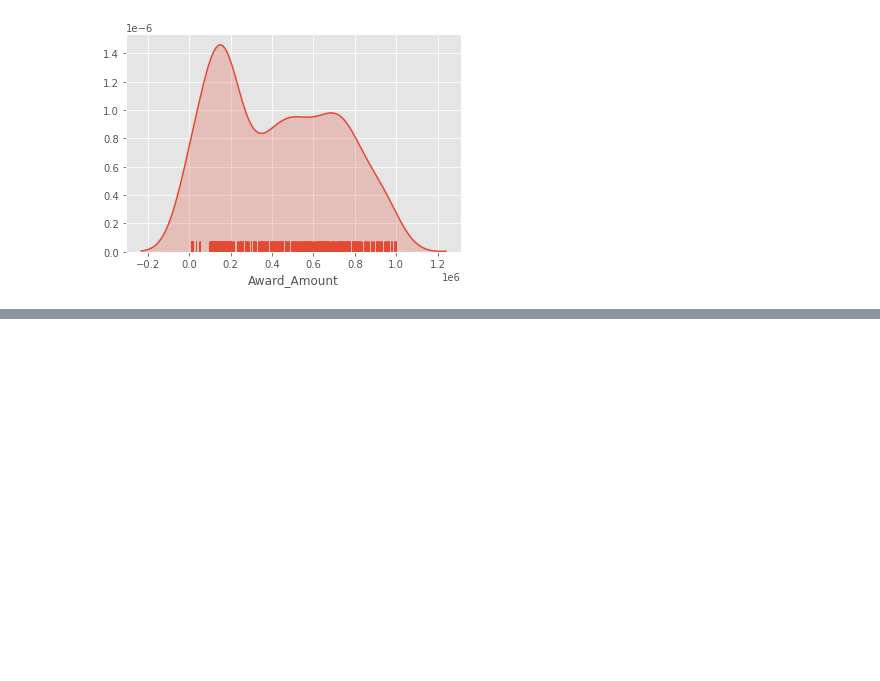
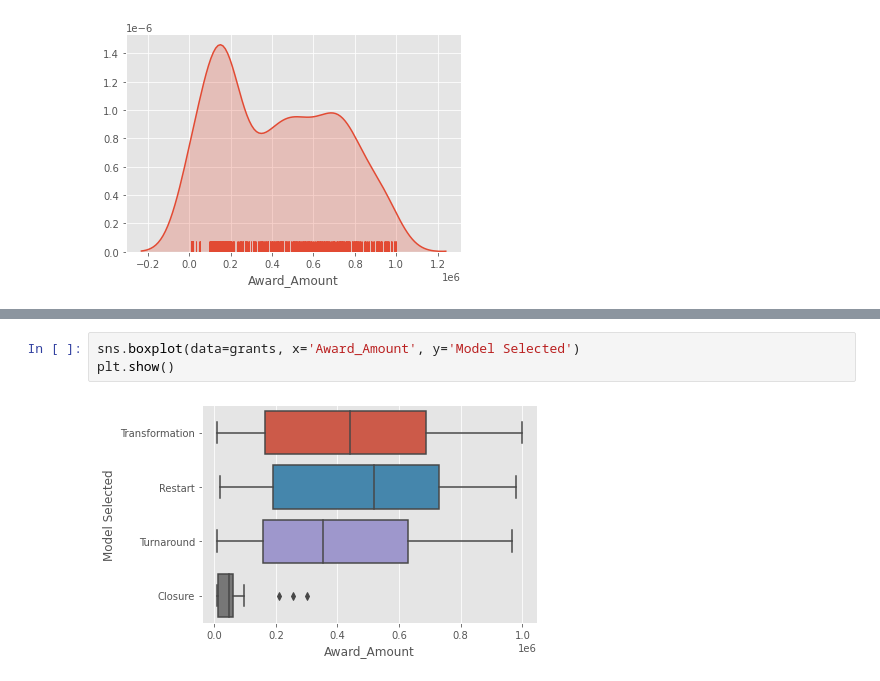
Before and after one commit to VictorOmondi1997/visualizing-us-sch-grants, a Jupyter notebook: visualizing_us_sch_grants.ipynb, the cells around one changed output, grey strips where cells are left out. Cells and saved outputs as stored; diff of their text form; blank space fills up the shorter version.

```diff
--- a/visualizing_us_sch_grants.ipynb
+++ b/visualizing_us_sch_grants.ipynb
@@ -45,0 +58,5 @@ plt.show()
+# %%
+sns.boxplot(data=grants, x='Award_Amount', y='Model Selected')
+plt.show()
+# %% [output]
+[figure, added]
```
Also changed, not shown: parts of 8 cells of this notebook.
